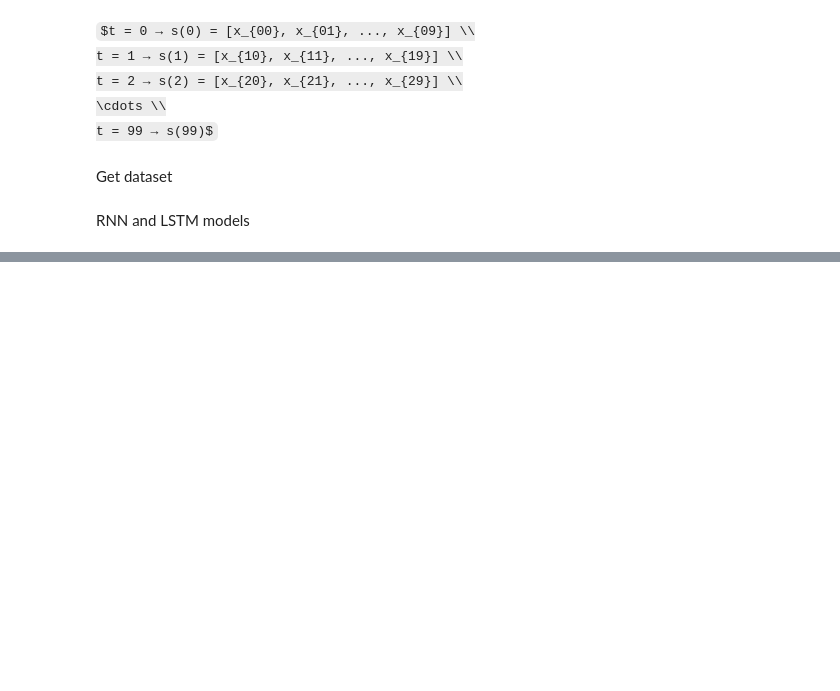
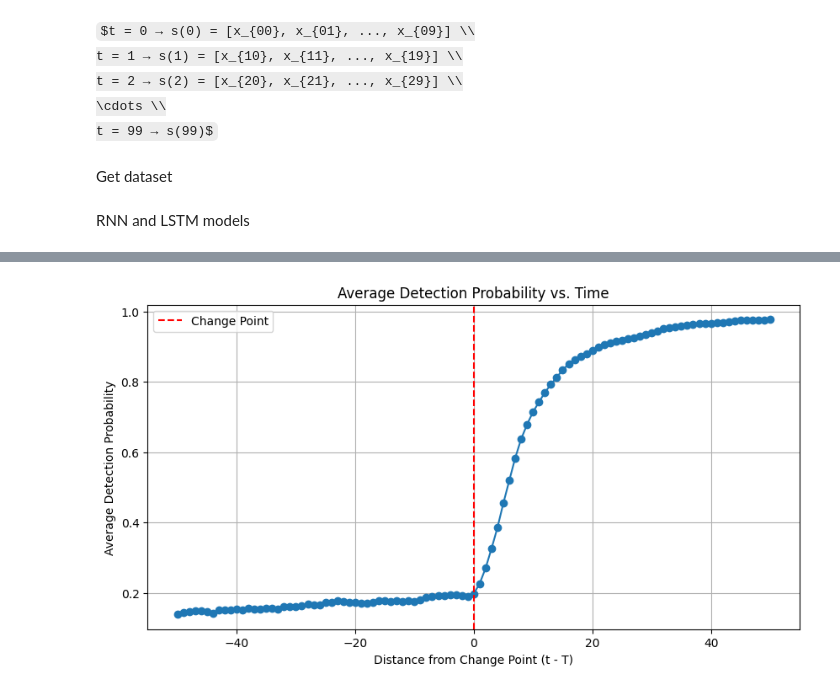
Before and after one commit to yashc73080/CS462-Deep-Learning, a Jupyter notebook: HW3/sequences.ipynb, the cells around one changed output, grey strips where cells are left out. Cells and saved outputs as stored; diff of their text form; code cells hidden in the pictures; some formulas as TeX source; blank space fills up the shorter version.

```diff
--- a/HW3/sequences.ipynb
+++ b/HW3/sequences.ipynb
@@ -178,0 +274,4 @@ tensor([0.4777, 0.5229, 0.5026, 0.5077, 0.5181, 0.4574, 0.4967, 0.4999, 0.4509,
+# %%
+evaluate_and_plot_aggregate(lstm, dataloader, device)
+# %% [output]
+[figure, added]
```
Also changed, not shown: parts of 13 cells of this notebook.
